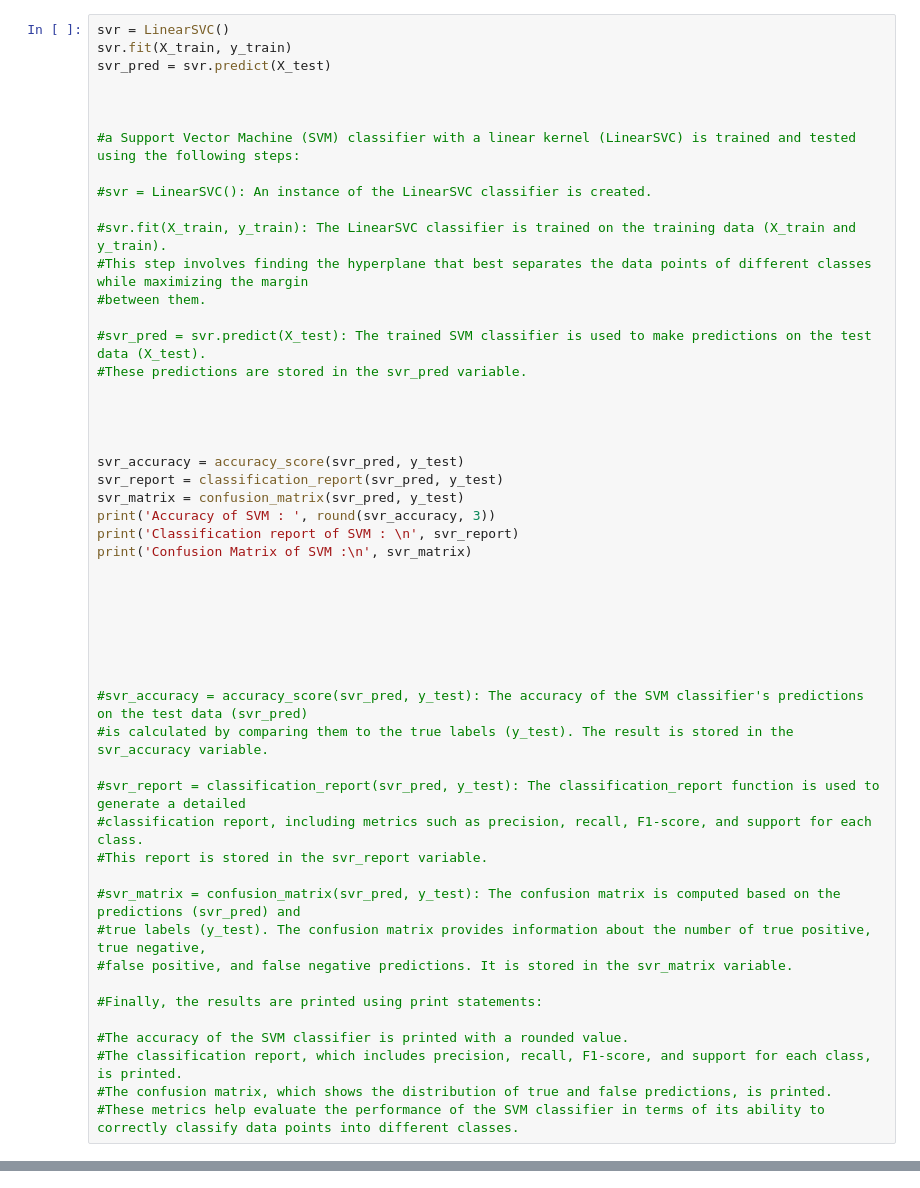
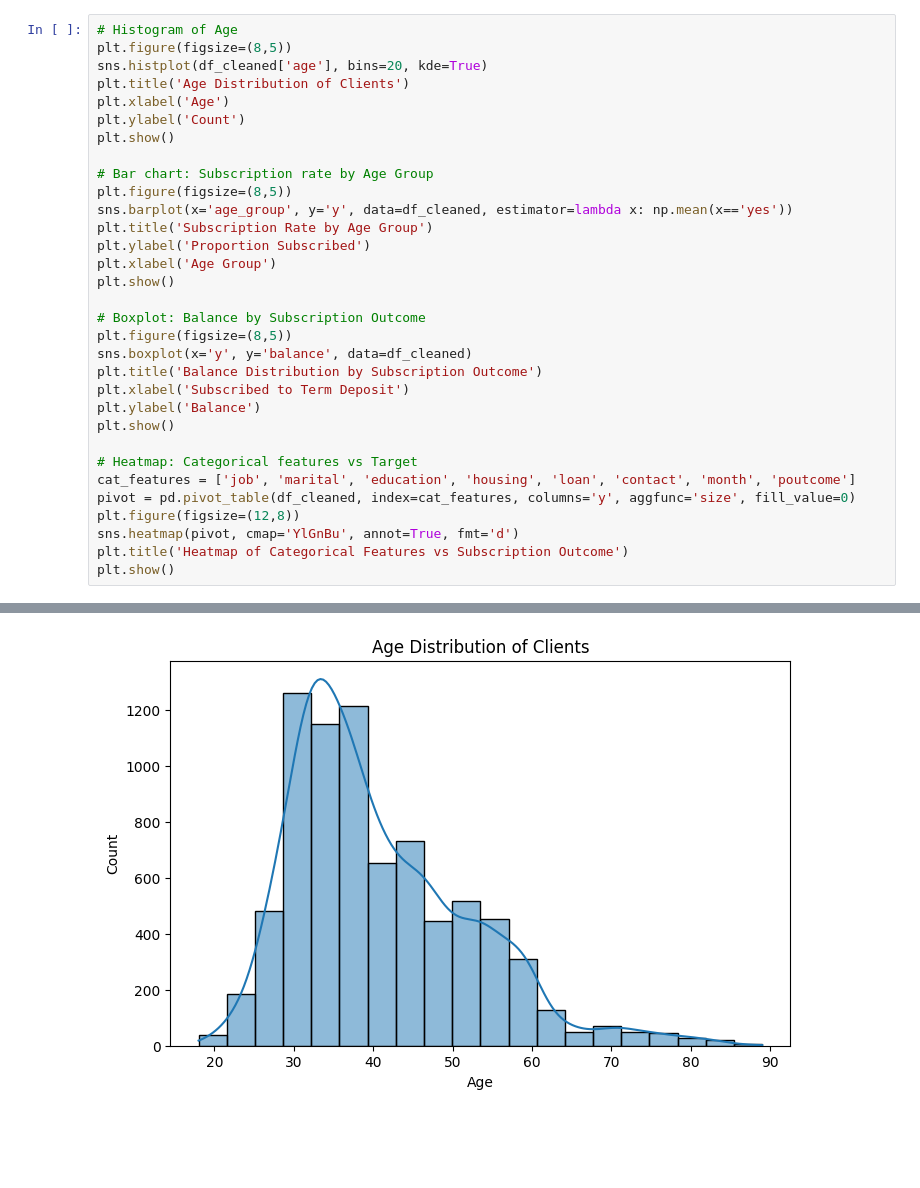
Before and after one commit to SNMaduna/MLSupervised1, a Jupyter notebook: ugransome-machine-learning-python-notebook (1) (2).ipynb, the cells around one changed output, grey strips where cells are left out. Cells and saved outputs as stored; diff of their text form; blank space fills up the shorter version.

```diff
--- a/ugransome-machine-learning-python-notebook (1) (2).ipynb
+++ b/ugransome-machine-learning-python-notebook (1) (2).ipynb
@@ -640,52 +176,33 @@ Confusion Matrix of Random Forest :
 # %%
-svr = LinearSVC()
-svr.fit(X_train, y_train)
-svr_pred = svr.predict(X_test)
+# Histogram of Age
+plt.figure(figsize=(8,5))
+sns.histplot(df_cleaned['age'], bins=20, kde=True)
+plt.title('Age Distribution of Clients')
+plt.xlabel('Age')
+plt.ylabel('Count')
+plt.show()
 
+# Bar chart: Subscription rate by Age Group
+plt.figure(figsize=(8,5))
+sns.barplot(x='age_group', y='y', data=df_cleaned, estimator=lambda x: np.mean(x=='yes'))
+plt.title('Subscription Rate by Age Group')
+plt.ylabel('Proportion Subscribed')
+plt.xlabel('Age Group')
+plt.show()
 
+# Boxplot: Balance by Subscription Outcome
+plt.figure(figsize=(8,5))
+sns.boxplot(x='y', y='balance', data=df_cleaned)
+plt.title('Balance Distribution by Subscription Outcome')
+plt.xlabel('Subscribed to Term Deposit')
+plt.ylabel('Balance')
+plt.show()
 
-#a Support Vector Machine (SVM) classifier with a linear kernel (LinearSVC) is trained and tested using the following steps:
-
-#svr = LinearSVC(): An instance of the LinearSVC classifier is created.
-
-#svr.fit(X_train, y_train): The LinearSVC classifier is trained on the training data (X_train and y_train).
-#This step involves finding the hyperplane that best separates the data points of different classes while maximizing the margin
-#between them.
-
-#svr_pred = svr.predict(X_test): The trained SVM classifier is used to make predictions on the test data (X_test).
-#These predictions are stored in the svr_pred variable.
-
-
-
-
-svr_accuracy = accuracy_score(svr_pred, y_test)
-svr_report = classification_report(svr_pred, y_test)
-svr_matrix = confusion_matrix(svr_pred, y_test)
-print('Accuracy of SVM : ', round(svr_accuracy, 3))
-print('Classification report of SVM : \n', svr_report)
-print('Confusion Matrix of SVM :\n', svr_matrix)
-
-
-
-
-
-
-
-#svr_accuracy = accuracy_score(svr_pred, y_test): The accuracy of the SVM classifier's predictions on the test data (svr_pred)
-#is calculated by comparing them to the true labels (y_test). The result is stored in the svr_accuracy variable.
-
-#svr_report = classification_report(svr_pred, y_test): The classification_report function is used to generate a detailed
-#classification report, including metrics such as precision, recall, F1-score, and support for each class.
-#This report is stored in the svr_report variable.
-
-#svr_matrix = confusion_matrix(svr_pred, y_test): The confusion matrix is computed based on the predictions (svr_pred) and
-#true labels (y_test). The confusion matrix provides information about the number of true positive, true negative,
-#false positive, and false negative predictions. It is stored in the svr_matrix variable.
-
-#Finally, the results are printed using print statements:
-
-#The accuracy of the SVM classifier is printed with a rounded value.
-#The classification report, which includes precision, recall, F1-score, and support for each class, is printed.
-#The confusion matrix, which shows the distribution of true and false predictions, is printed.
-#These metrics help evaluate the performance of the SVM classifier in terms of its ability to correctly classify data points into different classes.
+# Heatmap: Categorical features vs Target
+cat_features = ['job', 'marital', 'education', 'housing', 'loan', 'contact', 'month', 'poutcome']
+pivot = pd.pivot_table(df_cleaned, index=cat_features, columns='y', aggfunc='size', fill_value=0)
+plt.figure(figsize=(12,8))
+sns.heatmap(pivot, cmap='YlGnBu', annot=True, fmt='d')
+plt.title('Heatmap of Categorical Features vs Subscription Outcome')
+plt.show()
 # %% [output]
@@ -707,0 +209 @@ Confusion Matrix of SVM :
+[figure, added]
```
Also changed, not shown: parts of 20 cells of this notebook.
